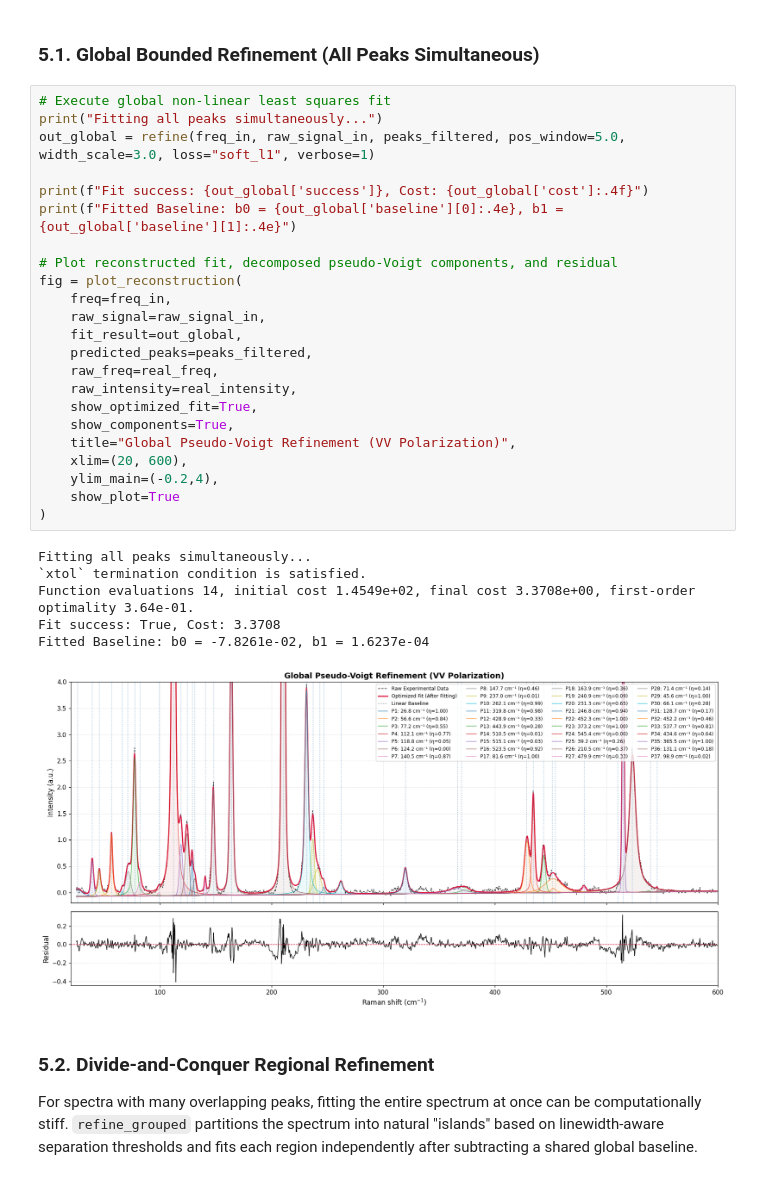
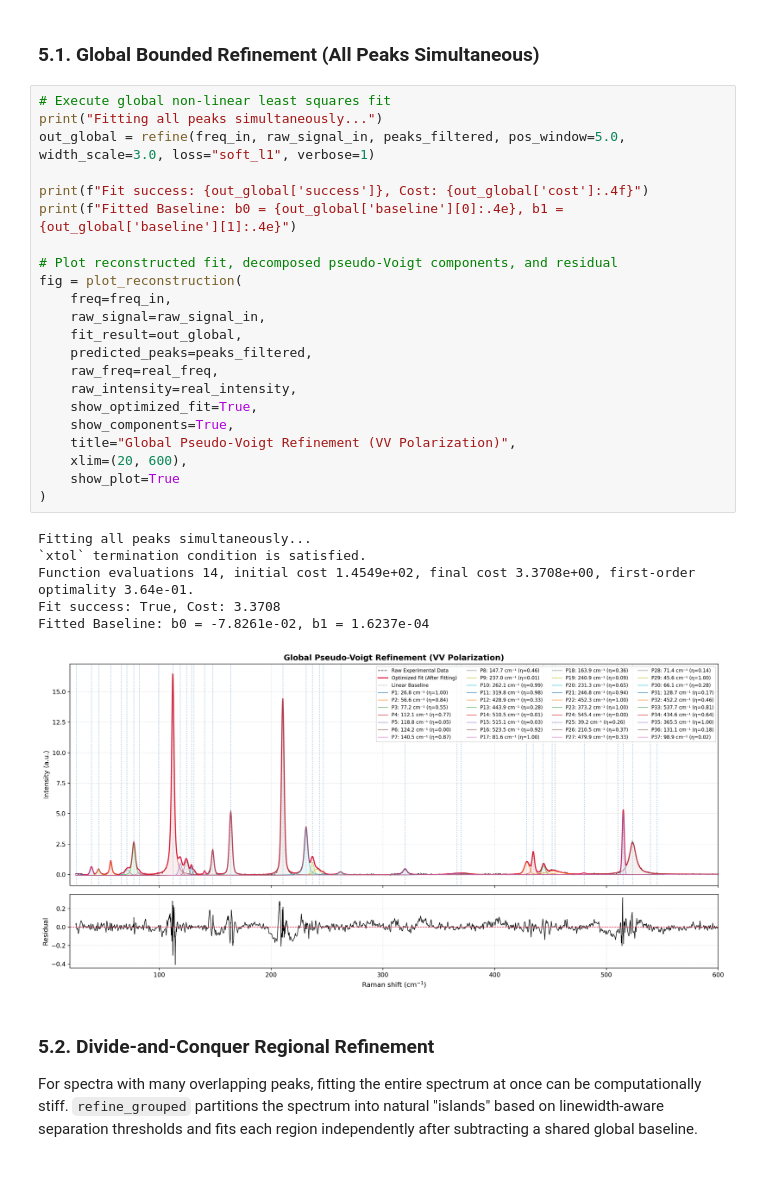
Before and after one commit to pohao82/raman-hybrid-1d-yolo, a Jupyter notebook: notebooks/peak_detection_fcn_curvefit.ipynb, the cells around one changed output. Drawn from its saved outputs; the diff is of its cells as text.

```diff
--- a/notebooks/peak_detection_fcn_curvefit.ipynb
+++ b/notebooks/peak_detection_fcn_curvefit.ipynb
@@ -161,33 +161,32 @@ Active fitting window: 25.2 cm^-1 to 599.3 cm^-1 (2871 points)
 # %%
 # Execute global non-linear least squares fit
 print("Fitting all peaks simultaneously...")
 out_global = refine(freq_in, raw_signal_in, peaks_filtered, pos_window=5.0, width_scale=3.0, loss="soft_l1", verbose=1)
 
 print(f"Fit success: {out_global['success']}, Cost: {out_global['cost']:.4f}")
 print(f"Fitted Baseline: b0 = {out_global['baseline'][0]:.4e}, b1 = {out_global['baseline'][1]:.4e}")
 
 # Plot reconstructed fit, decomposed pseudo-Voigt components, and residual
 fig = plot_reconstruction(
     freq=freq_in,
     raw_signal=raw_signal_in,
     fit_result=out_global,
     predicted_peaks=peaks_filtered,
     raw_freq=real_freq,
     raw_intensity=real_intensity,
     show_optimized_fit=True,
     show_components=True,
     title="Global Pseudo-Voigt Refinement (VV Polarization)",
     xlim=(20, 600),
-    ylim_main=(-0.2,4),
     show_plot=True
 )
 # %% [output]
 Fitting all peaks simultaneously...
 `xtol` termination condition is satisfied.
 Function evaluations 14, initial cost 1.4549e+02, final cost 3.3708e+00, first-order optimality 3.64e-01.
 Fit success: True, Cost: 3.3708
 Fitted Baseline: b0 = -7.8261e-02, b1 = 1.6237e-04
-[figure, old version]
+[figure, new version]
 # %% [markdown]
 ### 5.2. Divide-and-Conquer Regional Refinement
 For spectra with many overlapping peaks, fitting the entire spectrum at once can be computationally stiff.
```
Also changed, not shown: parts of 2 cells of this notebook, 3 other files.
